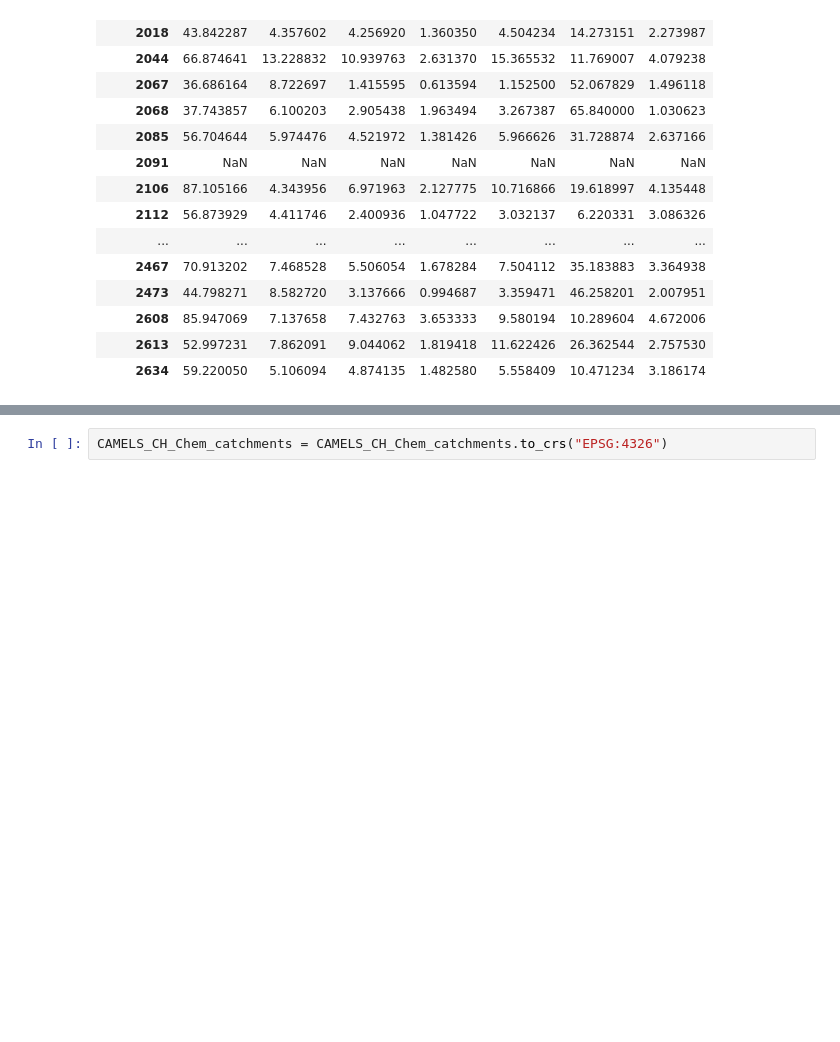
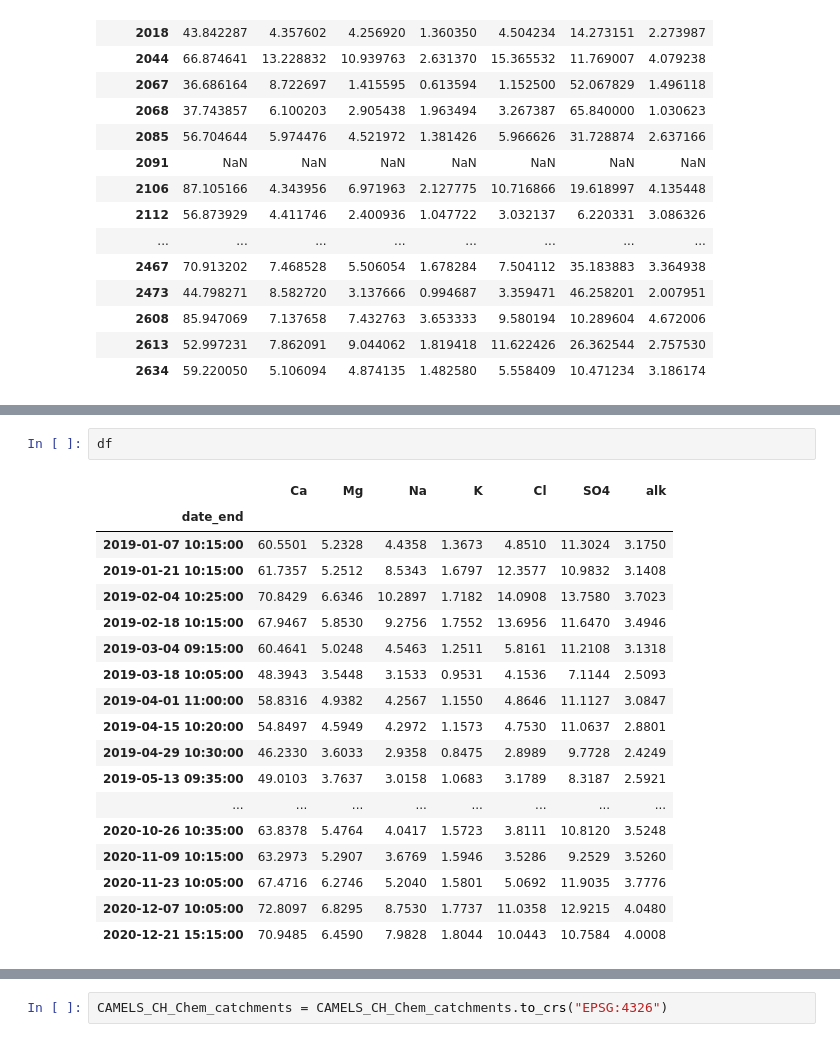
Before and after one commit to thiagovmdon/camels-ch-chem-paper, a Jupyter notebook: code/00_CAMELS_CH_Chem_Technical_Validation.ipynb, the cells around one changed output, grey strips where cells are left out. Saved outputs shown, nothing was run; the diff lists cells and outputs as text; blank space fills up the shorter version.

```diff
--- a/code/00_CAMELS_CH_Chem_Technical_Validation.ipynb
+++ b/code/00_CAMELS_CH_Chem_Technical_Validation.ipynb
@@ -3940,0 +4067,21 @@ len(mean_naduf_daily_df[mean_naduf_daily_df["ionic_balance_%"] < 1.5])/23
+# %%
+df
+# %% [output]
+|  | Ca | Mg | Na | K | Cl | SO4 | alk |
+| date_end |  |  |  |  |  |  |  |
+| 2019-01-07 10:15:00 | 60.5501 | 5.2328 | 4.4358 | 1.3673 | 4.8510 | 11.3024 | 3.1750 |
+| 2019-01-21 10:15:00 | 61.7357 | 5.2512 | 8.5343 | 1.6797 | 12.3577 | 10.9832 | 3.1408 |
+| 2019-02-04 10:25:00 | 70.8429 | 6.6346 | 10.2897 | 1.7182 | 14.0908 | 13.7580 | 3.7023 |
+| 2019-02-18 10:15:00 | 67.9467 | 5.8530 | 9.2756 | 1.7552 | 13.6956 | 11.6470 | 3.4946 |
+| 2019-03-04 09:15:00 | 60.4641 | 5.0248 | 4.5463 | 1.2511 | 5.8161 | 11.2108 | 3.1318 |
+| 2019-03-18 10:05:00 | 48.3943 | 3.5448 | 3.1533 | 0.9531 | 4.1536 | 7.1144 | 2.5093 |
+| 2019-04-01 11:00:00 | 58.8316 | 4.9382 | 4.2567 | 1.1550 | 4.8646 | 11.1127 | 3.0847 |
+| 2019-04-15 10:20:00 | 54.8497 | 4.5949 | 4.2972 | 1.1573 | 4.7530 | 11.0637 | 2.8801 |
+| 2019-04-29 10:30:00 | 46.2330 | 3.6033 | 2.9358 | 0.8475 | 2.8989 | 9.7728 | 2.4249 |
+| 2019-05-13 09:35:00 | 49.0103 | 3.7637 | 3.0158 | 1.0683 | 3.1789 | 8.3187 | 2.5921 |
+| ... | ... | ... | ... | ... | ... | ... | ... |
+| 2020-10-26 10:35:00 | 63.8378 | 5.4764 | 4.0417 | 1.5723 | 3.8111 | 10.8120 | 3.5248 |
+| 2020-11-09 10:15:00 | 63.2973 | 5.2907 | 3.6769 | 1.5946 | 3.5286 | 9.2529 | 3.5260 |
+| 2020-11-23 10:05:00 | 67.4716 | 6.2746 | 5.2040 | 1.5801 | 5.0692 | 11.9035 | 3.7776 |
+| 2020-12-07 10:05:00 | 72.8097 | 6.8295 | 8.7530 | 1.7737 | 11.0358 | 12.9215 | 4.0480 |
+| 2020-12-21 15:15:00 | 70.9485 | 6.4590 | 7.9828 | 1.8044 | 10.0443 | 10.7584 | 4.0008 |
```
Also changed, not shown: parts of 26 cells of this notebook, 3 other files.
